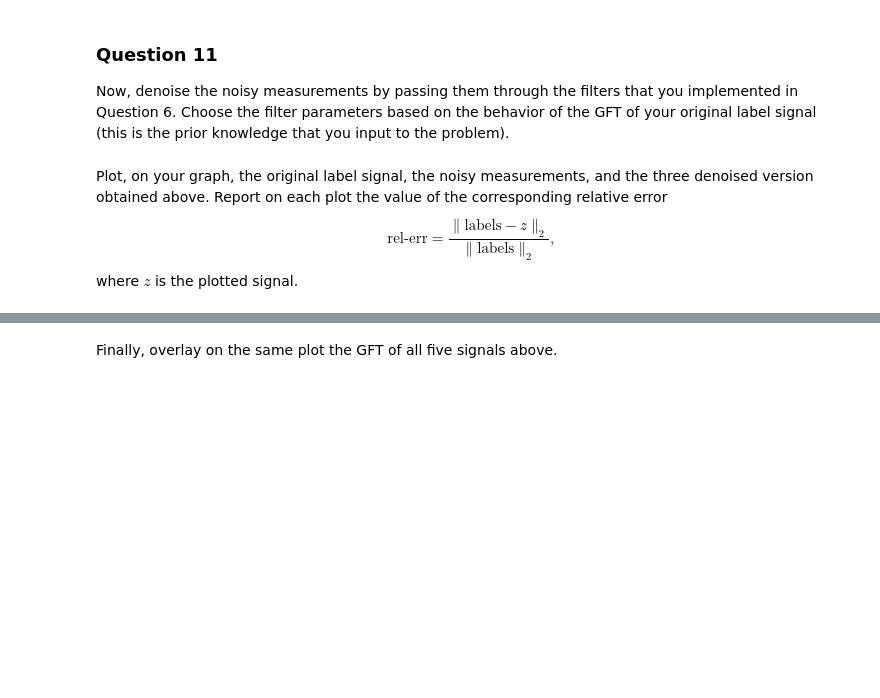
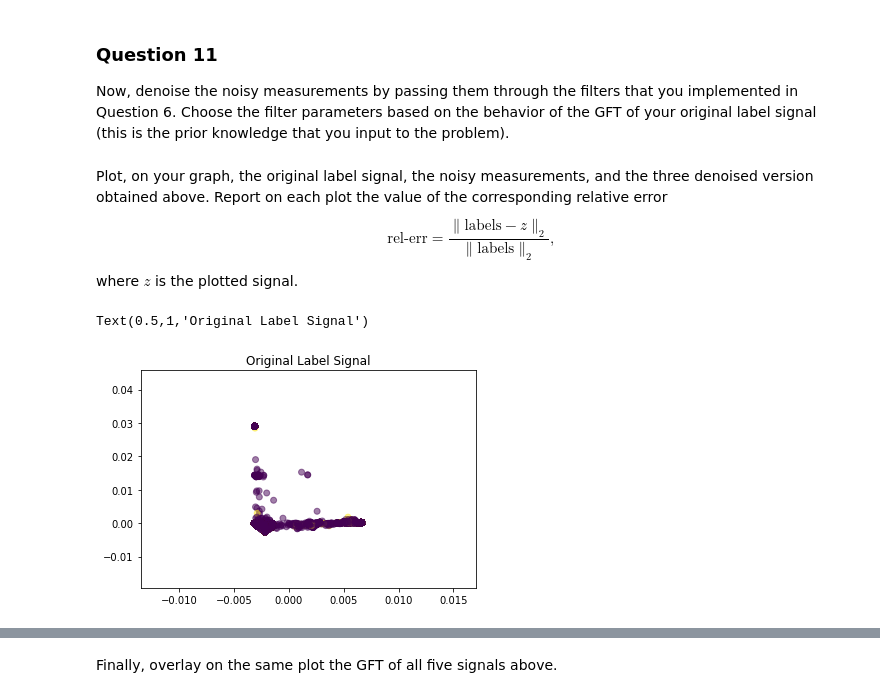
Before and after one commit to ilijagjorgjiev/ntds2018_team50, a Jupyter notebook: milestones/4_graph_signal_processing.ipynb, the cells around one changed output, grey strips where cells are left out. Saved outputs shown, nothing was run; the diff lists cells and outputs as text; code cells hidden in the pictures; blank space fills up the shorter version.

```diff
--- a/milestones/4_graph_signal_processing.ipynb
+++ b/milestones/4_graph_signal_processing.ipynb
@@ -463,0 +460,6 @@ where $z$ is the plotted signal.
+# %%
+plt.scatter(U[:, 1], U[:, 2], c=labels.reshape(n_nodes), alpha=0.5)
+plt.title('Original Label Signal')
+# %% [output]
+Text(0.5,1,'Original Label Signal')
+[figure, added]
```
Also changed, not shown: parts of 19 cells of this notebook.
